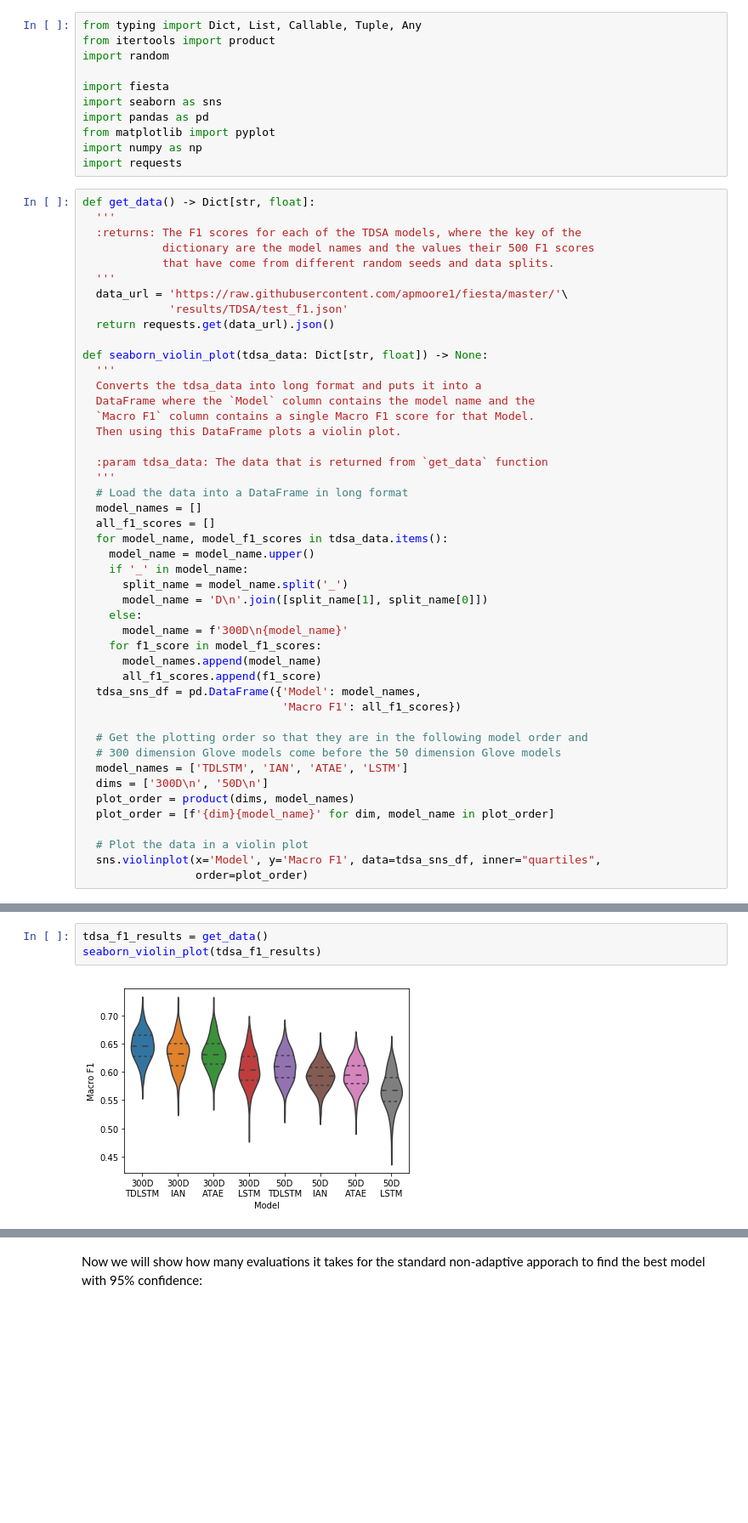
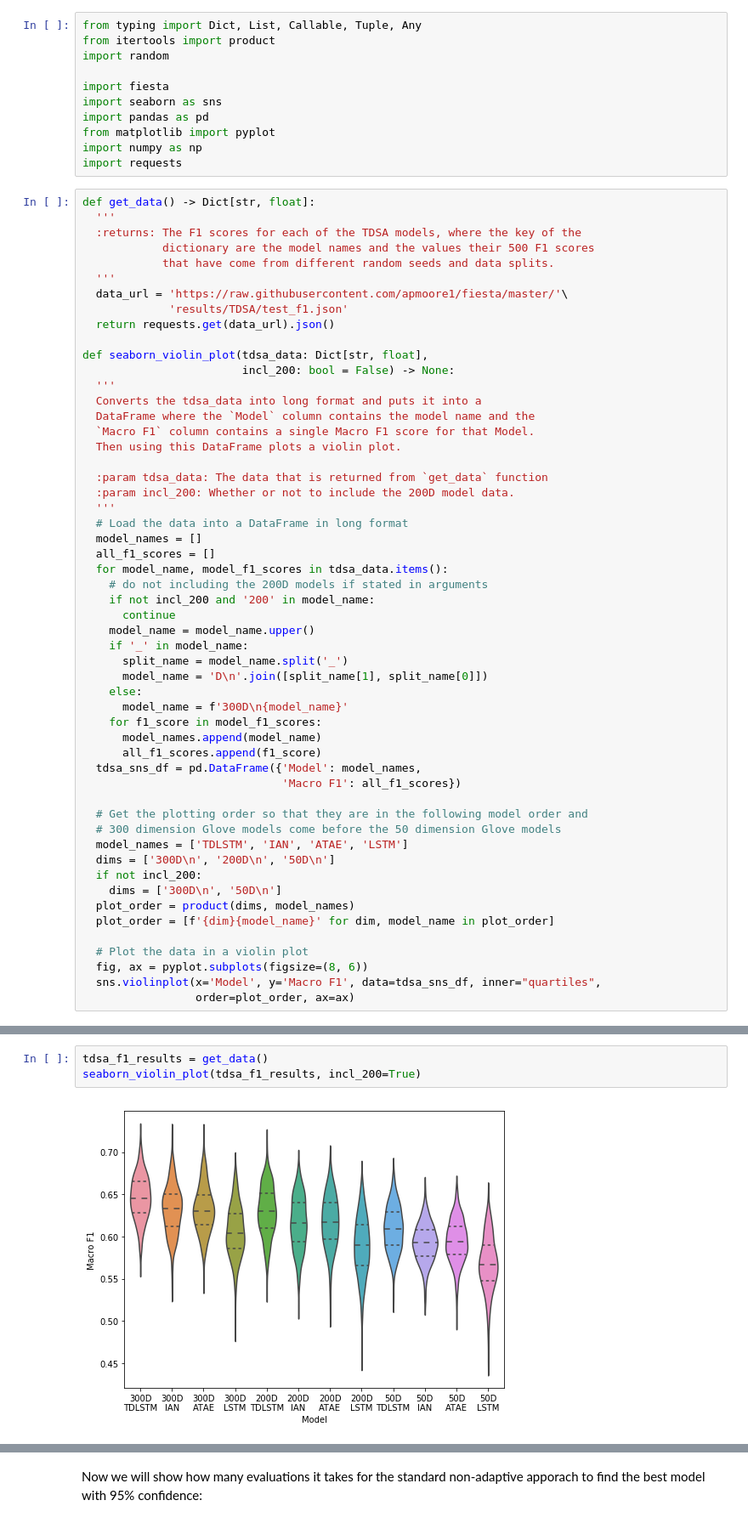
Before and after one commit to apmoore1/fiesta, a Jupyter notebook: notebooks/Advantages_of_Model_Selection.ipynb, the cells around one changed output, grey strips where cells are left out. Shown: that part at 85% size. Drawn from its saved outputs; the diff is of its cells as text; blank space fills up the shorter version.

```diff
--- a/notebooks/Advantages_of_Model_Selection.ipynb
+++ b/notebooks/Advantages_of_Model_Selection.ipynb
@@ -27,7 +27,8 @@ def get_data() -> Dict[str, float]:
              'results/TDSA/test_f1.json'
   return requests.get(data_url).json()
 
-def seaborn_violin_plot(tdsa_data: Dict[str, float]) -> None:
+def seaborn_violin_plot(tdsa_data: Dict[str, float],
+                        incl_200: bool = False) -> None:
   '''
   Converts the tdsa_data into long format and puts it into a
   DataFrame where the `Model` column contains the model name and the
@@ -35,11 +36,15 @@ def seaborn_violin_plot(tdsa_data: Dict[str, float]) -> None:
   Then using this DataFrame plots a violin plot.
 
   :param tdsa_data: The data that is returned from `get_data` function
+  :param incl_200: Whether or not to include the 200D model data.
   '''
   # Load the data into a DataFrame in long format
   model_names = []
   all_f1_scores = []
   for model_name, model_f1_scores in tdsa_data.items():
+    # do not including the 200D models if stated in arguments
+    if not incl_200 and '200' in model_name:
+      continue
     model_name = model_name.upper()
     if '_' in model_name:
       split_name = model_name.split('_')
@@ -55,13 +60,16 @@ def seaborn_violin_plot(tdsa_data: Dict[str, float]) -> None:
   # Get the plotting order so that they are in the following model order and
   # 300 dimension Glove models come before the 50 dimension Glove models
   model_names = ['TDLSTM', 'IAN', 'ATAE', 'LSTM']
-  dims = ['300D\n', '50D\n']
+  dims = ['300D\n', '200D\n', '50D\n']
+  if not incl_200:
+    dims = ['300D\n', '50D\n']
   plot_order = product(dims, model_names)
   plot_order = [f'{dim}{model_name}' for dim, model_name in plot_order]
 
   # Plot the data in a violin plot
+  fig, ax = pyplot.subplots(figsize=(8, 6))
   sns.violinplot(x='Model', y='Macro F1', data=tdsa_sns_df, inner="quartiles",
-                 order=plot_order)
+                 order=plot_order, ax=ax)
 # %%
 def model_generator(model_scores: List[float]
                     ) -> Callable[[List[Dict[str, Any]], List[Dict[str, Any]]],
@@ -154,5 +163,5 @@ We have evaluated each of these 8 models 500 times using a 100 different train,
 # %%
 tdsa_f1_results = get_data()
-seaborn_violin_plot(tdsa_f1_results)
+seaborn_violin_plot(tdsa_f1_results, incl_200=True)
 # %% [output]
-[figure, old version]
+[figure, new version]
```
Also changed, not shown: parts of 20 cells of this notebook.
